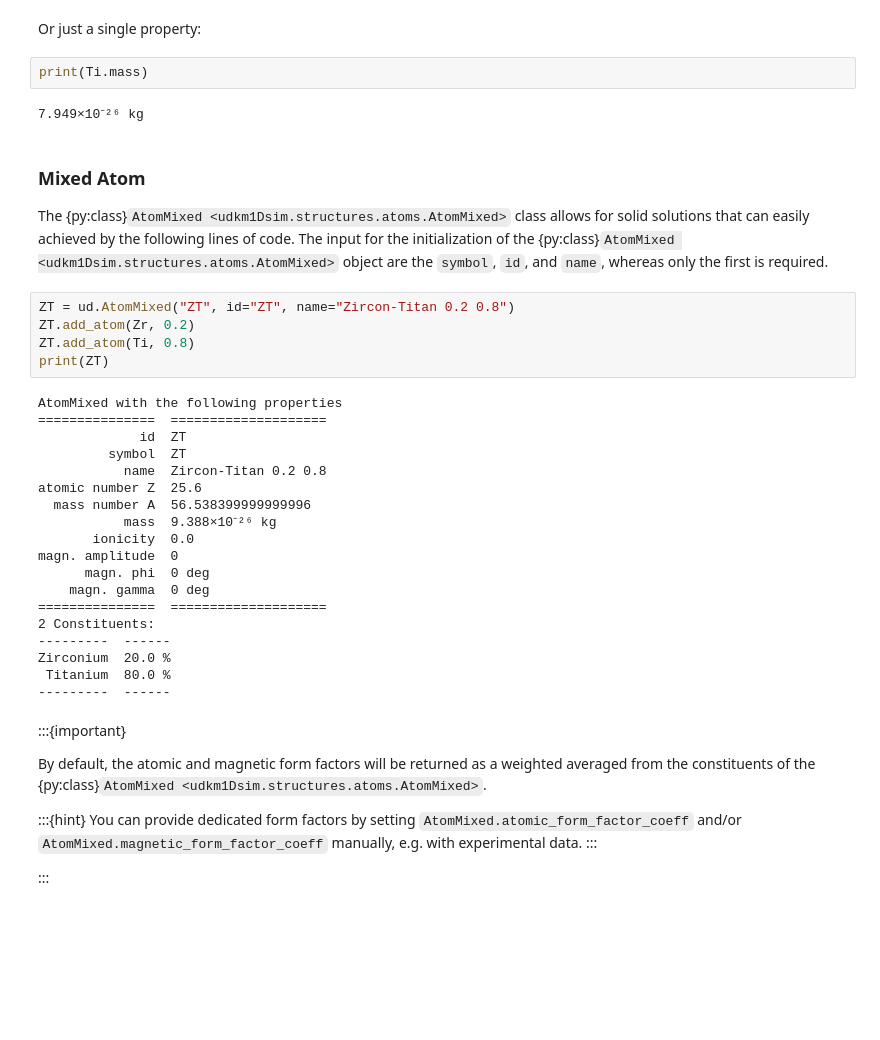
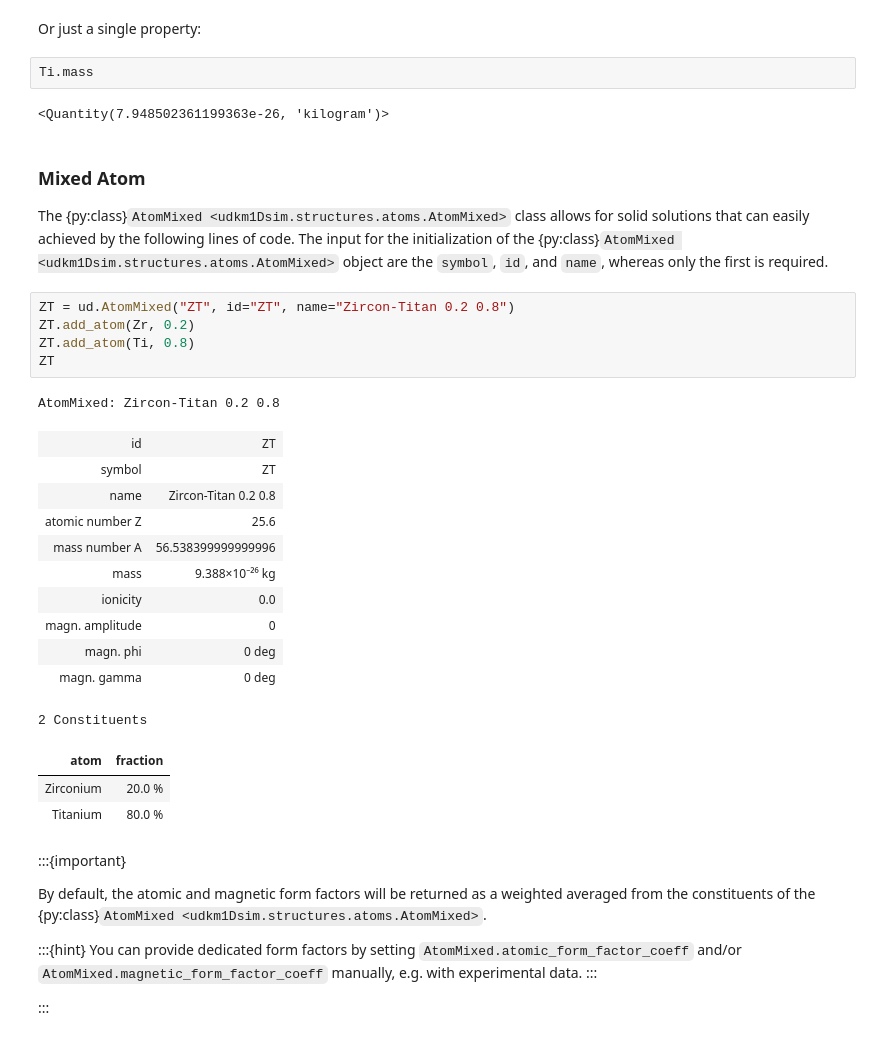
Before and after one commit to dschick/udkm1Dsim, a Jupyter notebook: examples/01-structures/01-structure.ipynb, the cells around one changed output. Saved outputs shown, nothing was run; the diff lists cells and outputs as text; blank space fills up the shorter version.

```diff
--- a/examples/01-structures/01-structure.ipynb
+++ b/examples/01-structures/01-structure.ipynb
@@ -250,10 +112,10 @@ Cromer Mann coeff  [38.      0.     17.5663  9.8184]
 =================  =================================
 # %% [markdown]
 Or just a single property:
-# %%
-print(Ti.mass)
-# %% [output]
-7.949×10⁻²⁶ kg
+# %%
+Ti.mass
+# %% [output]
+<Quantity(7.948502361199363e-26, 'kilogram')>
 # %% [markdown]
 ### Mixed Atom
 
@@ -262,27 +124,24 @@ The input for the initialization of the {py:class}`AtomMixed <udkm1Dsim.structur
 # %%
 ZT = ud.AtomMixed("ZT", id="ZT", name="Zircon-Titan 0.2 0.8")
 ZT.add_atom(Zr, 0.2)
 ZT.add_atom(Ti, 0.8)
-print(ZT)
+ZT
 # %% [output]
-AtomMixed with the following properties
-===============  ====================
-             id  ZT
-         symbol  ZT
-           name  Zircon-Titan 0.2 0.8
-atomic number Z  25.6
-  mass number A  56.538399999999996
-           mass  9.388×10⁻²⁶ kg
-       ionicity  0.0
-magn. amplitude  0
-      magn. phi  0 deg
-    magn. gamma  0 deg
-===============  ====================
-2 Constituents:
----------  ------
-Zirconium  20.0 %
- Titanium  80.0 %
----------  ------
+AtomMixed: Zircon-Titan 0.2 0.8
+| id | ZT |
+| symbol | ZT |
+| name | Zircon-Titan 0.2 0.8 |
+| atomic number Z | 25.6 |
+| mass number A | 56.538399999999996 |
+| mass | 9.388×10⁻²⁶ kg |
+| ionicity | 0.0 |
+| magn. amplitude | 0 |
+| magn. phi | 0 deg |
+| magn. gamma | 0 deg |
+2 Constituents
+| atom | fraction |
+| Zirconium | 20.0 % |
+| Titanium | 80.0 % |
 # %% [markdown]
 :::{important}
 
```
Also changed, not shown: parts of 39 cells of this notebook.
